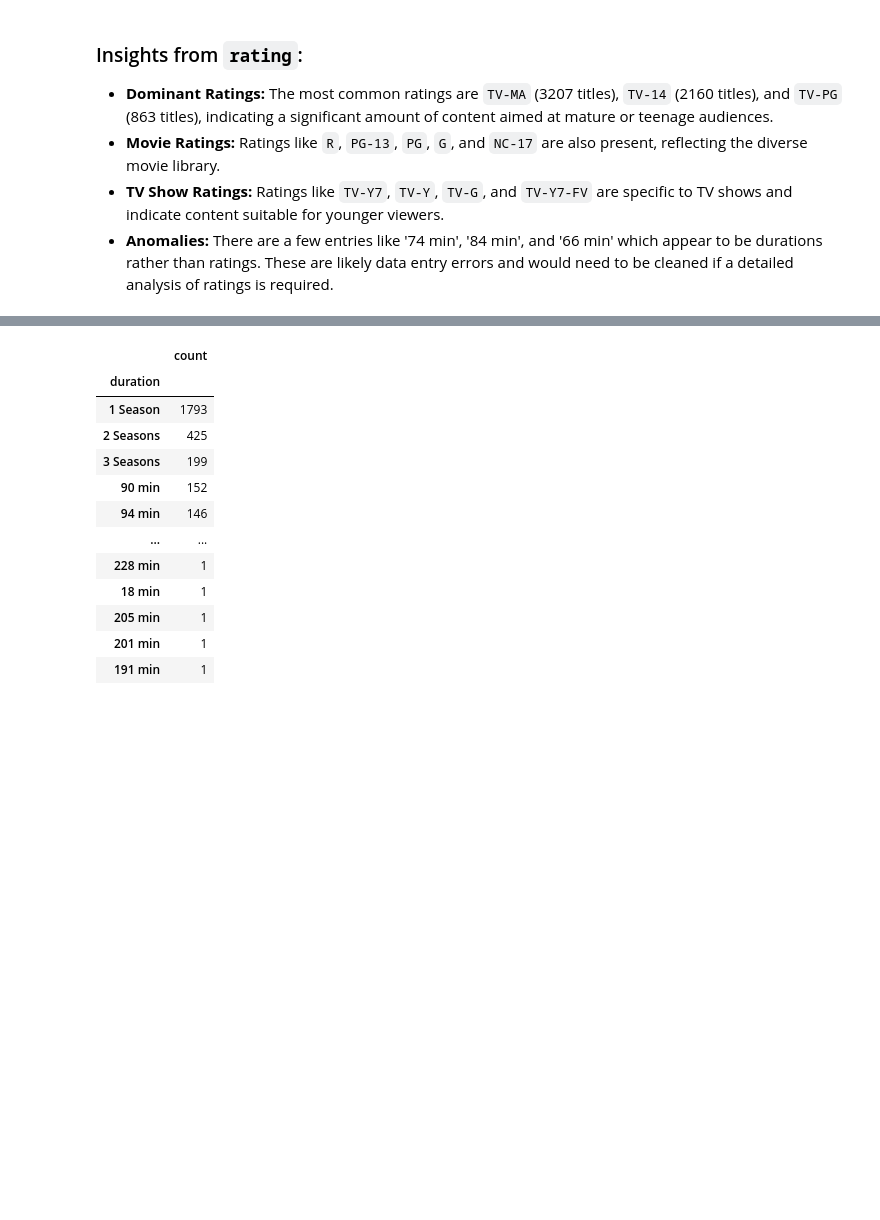
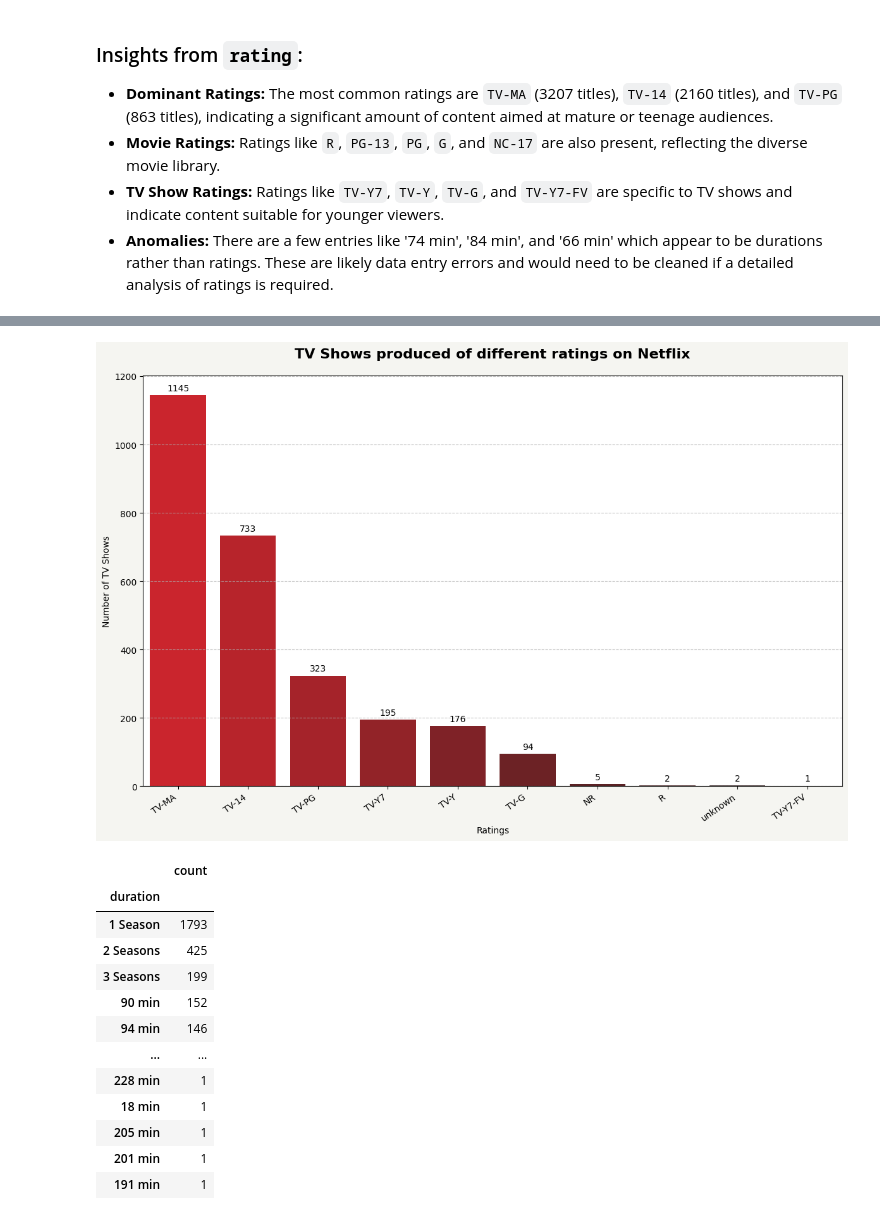
Before and after one commit to RichaGaharwar/Exploratory-Data-Analysis-Netflix-, a Jupyter notebook: Netflix_EDA.ipynb, the cells around one changed output, grey strips where cells are left out. Cells and saved outputs as stored; diff of their text form; code cells hidden in the pictures; blank space fills up the shorter version.

```diff
--- a/Netflix_EDA.ipynb
+++ b/Netflix_EDA.ipynb
@@ -471,3 +506,34 @@ dtype: int64
+# %%
+TVShow_ratings = netflix[netflix['type']=='TV Show']['rating'].value_counts()
+# %%
+netflix_red = '#E50914'
+netflix_dark = '#221F1F'
+
+custom_palette = sns.blend_palette([netflix_dark, netflix_red], n_colors=10)
+custom_palette = list(reversed(custom_palette))
+
+plt.figure(figsize=(12, 8), facecolor='#f5f5f1')
+ax = sns.barplot(
+    x = TVShow_ratings.index,
+    y = TVShow_ratings.values,
+    palette= custom_palette,
+    hue = TVShow_ratings.index,
+    legend=False
+)
+
+plt.title('TV Shows produced of different ratings on Netflix',fontsize=16, fontweight='bold', pad=20)
+plt.xlabel('Ratings')
+plt.ylabel('Number of TV Shows')
+plt.xticks(rotation=35, ha='right')
+
+for i in ax.containers:
+  ax.bar_label(i, padding = 3)
+
+plt.grid(axis='y', linestyle='--', alpha=0.7)
+plt.tight_layout()
+plt.show()
+# %% [output]
+[figure, added]
 # %%
 netflix['duration'].value_counts()
 # %% [output]
```
Also changed, not shown: parts of 13 cells of this notebook.
